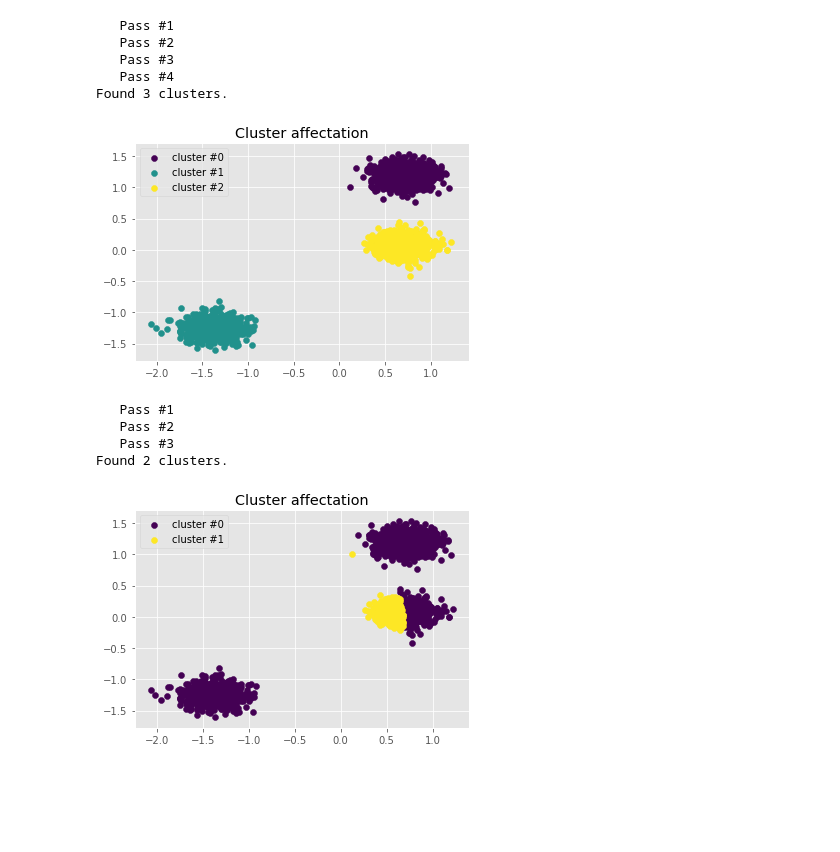
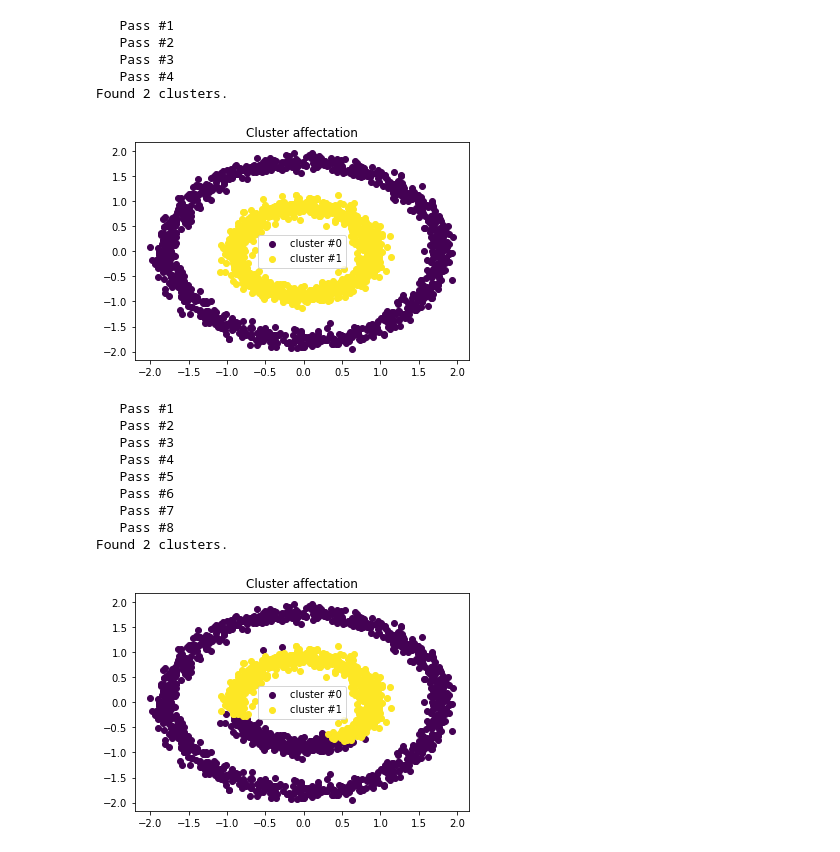
Before and after one commit to aleozlx/ci-som, a Jupyter notebook: clustering.ipynb, the cells around one changed output. Saved outputs shown, nothing was run; the diff lists cells and outputs as text; code cells hidden in the pictures; blank space fills up the shorter version.

```diff
--- a/clustering.ipynb
+++ b/clustering.ipynb
@@ -45,7 +12,7 @@ from sklearn.preprocessing import StandardScaler
 import os, shutil
 # %%
 n_samples = 2000
-dataset_type = 'moons'
+dataset_type = 'circles'
 data = None
 if dataset_type == 'blobs':
     data = datasets.make_blobs(n_samples=n_samples, random_state=8)
@@ -90,8 +57,8 @@ ng.plot_clusters()
    Pass #2
    Pass #3
    Pass #4
-Found 3 clusters.
+Found 2 clusters.
-[figure, old version]
+[figure, new version]
 # %%
 if os.path.exists('visualization/sequence'):
         shutil.rmtree('visualization/sequence')
@@ -108,32 +75,37 @@ def som1_init(W, C, *whatever):
         [-1.5,-1.5],  # 6
         # ---------------
         [-1,0],       # 7
         [0,0.5],      # 8
         [1,0],        # 9
     ])
 
     C[:] = np.array([
         [0,1,0,0,0,0,0,0,0,0],
         [0,0,1,0,0,0,0,0,0,0],
         [0,0,0,1,0,0,0,0,0,0],
         [0,0,0,0,1,0,0,0,0,0],
         [0,0,0,0,0,1,0,0,0,0],
         [0,0,0,0,0,0,1,0,0,0],
         [1,0,0,0,0,0,0,0,0,0],
         [0,0,0,0,0,0,0,0,1,0],
         [0,0,0,0,0,0,0,0,0,1],
         [0,0,0,0,0,0,0,1,0,0],
     ], dtype = bool)
 
 som = vSOM(data, 10j)
 som.reconnect(som1_init)
-som.fit(.1, .003, 200, 0.98, 3, plot_evolution=True)
+som.fit(.1, .003, 200, 0.98, 8, plot_evolution=True)
 som.update_clusters(outlier_tolerance = 2)
 print('Found %d clusters.' % len(som.clusters))
 som.plot_clusters()
 # %% [output]
    Pass #1
    Pass #2
    Pass #3
+   Pass #4
+   Pass #5
+   Pass #6
+   Pass #7
+   Pass #8
 Found 2 clusters.
-[figure, old version]
+[figure, new version]
```
Also changed, not shown: parts of 4 cells of this notebook, 3 other files.
